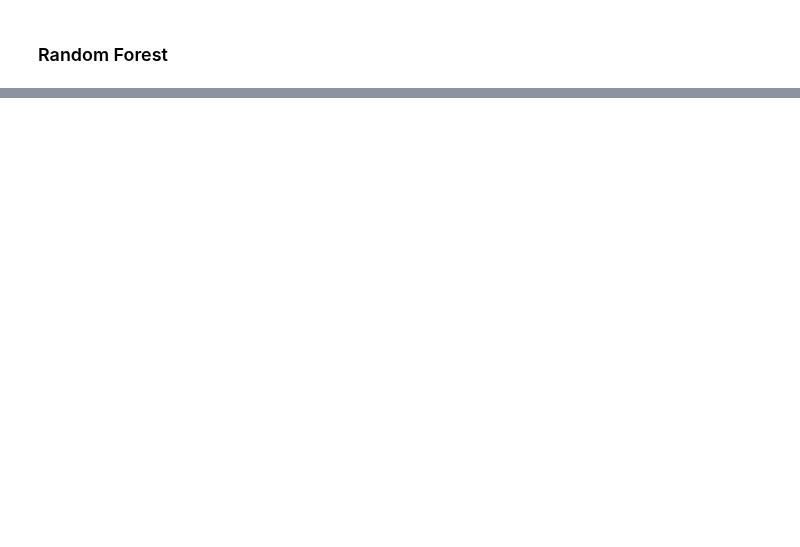
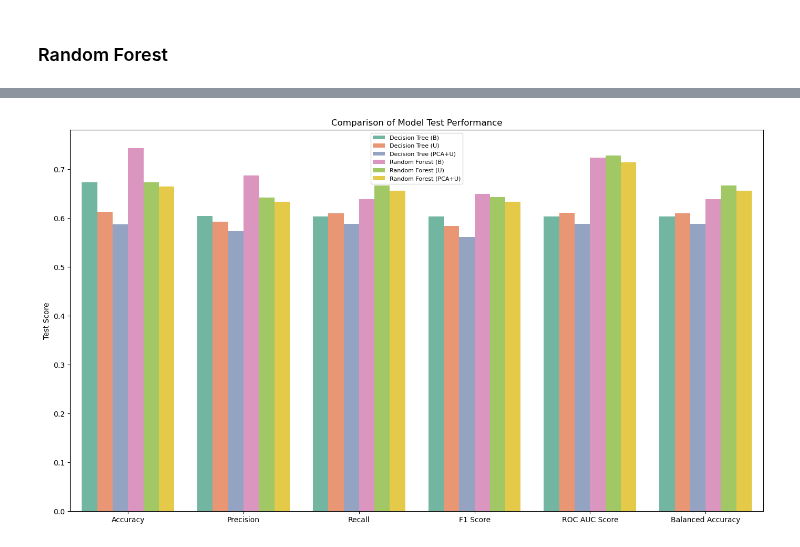
Before and after one commit to bennyocean/LFB_ResponseTimes_Prediction, a Jupyter notebook: notebooks/DecisionTree_RF_clf.ipynb, the cells around one changed output, grey strips where cells are left out. Cells and saved outputs as stored; diff of their text form; code cells hidden in the pictures; blank space fills up the shorter version.

```diff
--- a/notebooks/DecisionTree_RF_clf.ipynb
+++ b/notebooks/DecisionTree_RF_clf.ipynb
@@ -192,0 +518,4 @@ weighted avg       0.72      0.74      0.72    307541
+# %%
+y_train_pred_rf_pca_ru = random_forest_pca_ru.predict(X_ru)
+y_test_pred_rf_pca_ru = random_forest_pca_ru.predict(X_test_pca)
+y_test_pred_prob_rf_pca_ru = random_forest_pca_ru.predict_proba(X_test_pca)
@@ -192,0 +556,3 @@ weighted avg       0.72      0.74      0.72    307541
+# %%
+print("\nDecision Tree - Test Data (PCA + Undersampled)")
+dt_test_acc_pca_ru, dt_test_prec_pca_ru, dt_test_recall_pca_ru, dt_test_f1_pca_ru, dt_test_roc_pca_ru, dt_test_balacc_pca_ru = evaluate_model(y_test_pca, y_test_pred_dt_pca_ru, y_test_pred_prob_dt_pca_ru)
@@ -192,0 +607,3 @@ weighted avg       0.72      0.74      0.72    307541
+# %%
+print("\nRandom Forest - Test Data (PCA + Undersampled)")
+rf_test_acc_pca_ru, rf_test_prec_pca_ru, rf_test_recall_pca_ru, rf_test_f1_pca_ru, rf_test_roc_pca_ru, rf_test_balacc_pca_ru = evaluate_model(y_test_pca, y_test_pred_rf_pca_ru, y_test_pred_prob_rf_pca_ru)
@@ -192,0 +630,16 @@ weighted avg       0.72      0.74      0.72    307541
+# %%
+model_eval = {
+    'Model': [
+        'Decision Tree (B)', 'Decision Tree (U)', 'Decision Tree (PCA+U)',
+        'Random Forest (B)', 'Random Forest (U)', 'Random Forest (PCA+U)'
+    ],
+    'Accuracy': [dt_test_acc, dt_test_acc_ru, dt_test_acc_pca_ru, rf_test_acc, rf_test_acc_ru, rf_test_acc_pca_ru],
+    'Precision': [dt_test_prec, dt_test_prec_ru, dt_test_prec_pca_ru, rf_test_prec, rf_test_prec_ru, rf_test_prec_pca_ru],
+    'Recall': [dt_test_recall, dt_test_recall_ru, dt_test_recall_pca_ru, rf_test_recall, rf_test_recall_ru, rf_test_recall_pca_ru],
+    'F1 Score': [dt_test_f1, dt_test_f1_ru, dt_test_f1_pca_ru, rf_test_f1, rf_test_f1_ru, rf_test_f1_pca_ru],
+    'ROC AUC Score': [dt_test_roc, dt_test_roc_ru, dt_test_roc_pca_ru, rf_test_roc, rf_test_roc_ru, rf_test_roc_pca_ru],
+    'Balanced Accuracy': [dt_test_balacc, dt_test_balacc_ru, dt_test_balacc_pca_ru, rf_test_balacc, rf_test_balacc_ru, rf_test_balacc_pca_ru]
+}
+
+clf_test_eval = pd.DataFrame(model_eval)
+clf_test_eval
@@ -192,0 +654,18 @@ weighted avg       0.72      0.74      0.72    307541
+# %%
+df_melted = clf_test_eval.melt(id_vars='Model', var_name='Metric', value_name='Score')
+
+sns.set_palette('Set2')
+
+plt.figure(figsize=(14, 8))
+sns.barplot(data=df_melted, x='Metric', y='Score', hue='Model')
+
+plt.title('Comparison of Model Test Performance')
+plt.xlabel('')
+plt.ylabel('Test Score')
+plt.legend(loc='upper center', prop={'size': 8})
+
+plt.tight_layout()
+plt.savefig("/Users/bennyschellinger/Desktop/DataScience/MLE_DataScientest/04_Projekt/MAY24_BDS_INT_Fire_Brigade/img/comp_test_perf_clf_models.png")
+plt.show()
+# %% [output]
+[figure, added]
```
Also changed, not shown: parts of 68 cells of this notebook.
